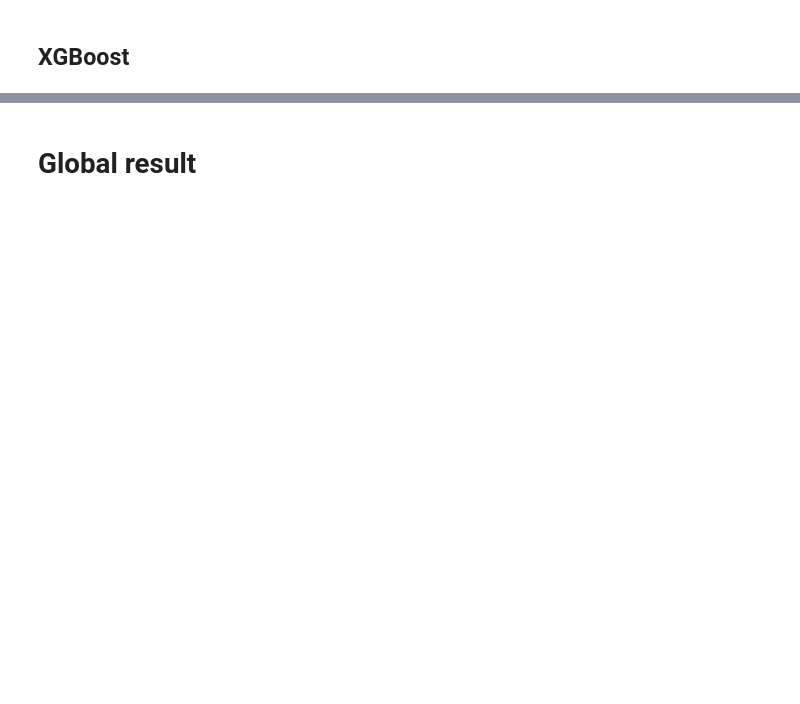
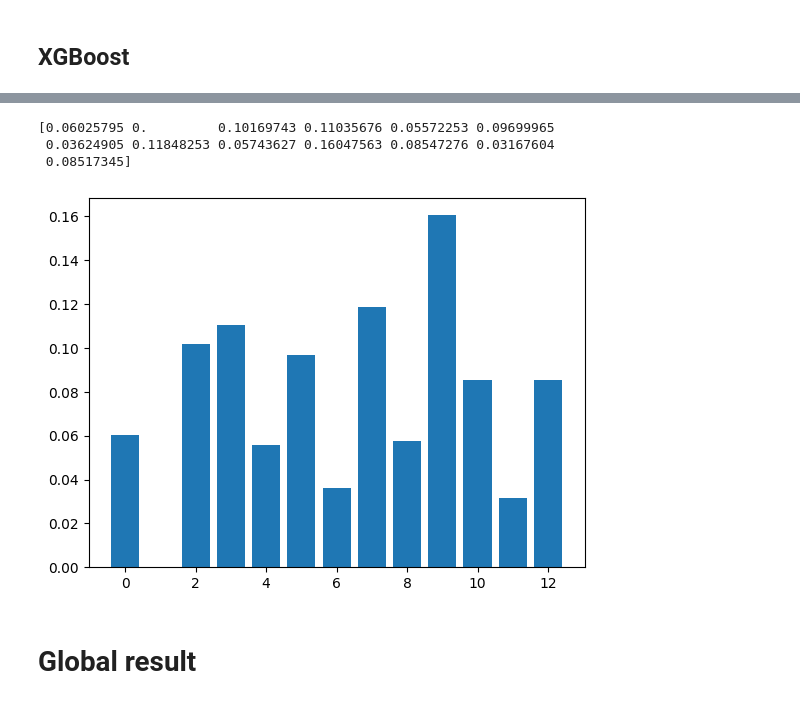
Before and after one commit to rudydesplan/book_rating, a Jupyter notebook: project.ipynb, the cells around one changed output, grey strips where cells are left out. Cells and saved outputs as stored; diff of their text form; code cells hidden in the pictures; blank space fills up the shorter version.

```diff
--- a/project.ipynb
+++ b/project.ipynb
@@ -769,3 +772,14 @@ r2_score : 1.0
+# %%
+# feature importance
+print(optimal_xgb.feature_importances_)
+# plot
+pyplot.bar(range(len(optimal_xgb.feature_importances_)), optimal_xgb.feature_importances_)
+pyplot.show()
+# %% [output]
+[0.06025795 0.         0.10169743 0.11035676 0.05572253 0.09699965
+ 0.03624905 0.11848253 0.05743627 0.16047563 0.08547276 0.03167604
+ 0.08517345]
+[figure, added]
 # %% [markdown]
 # Global result
 # %%
```
Also changed, not shown: parts of 38 cells of this notebook, 2 other files.
